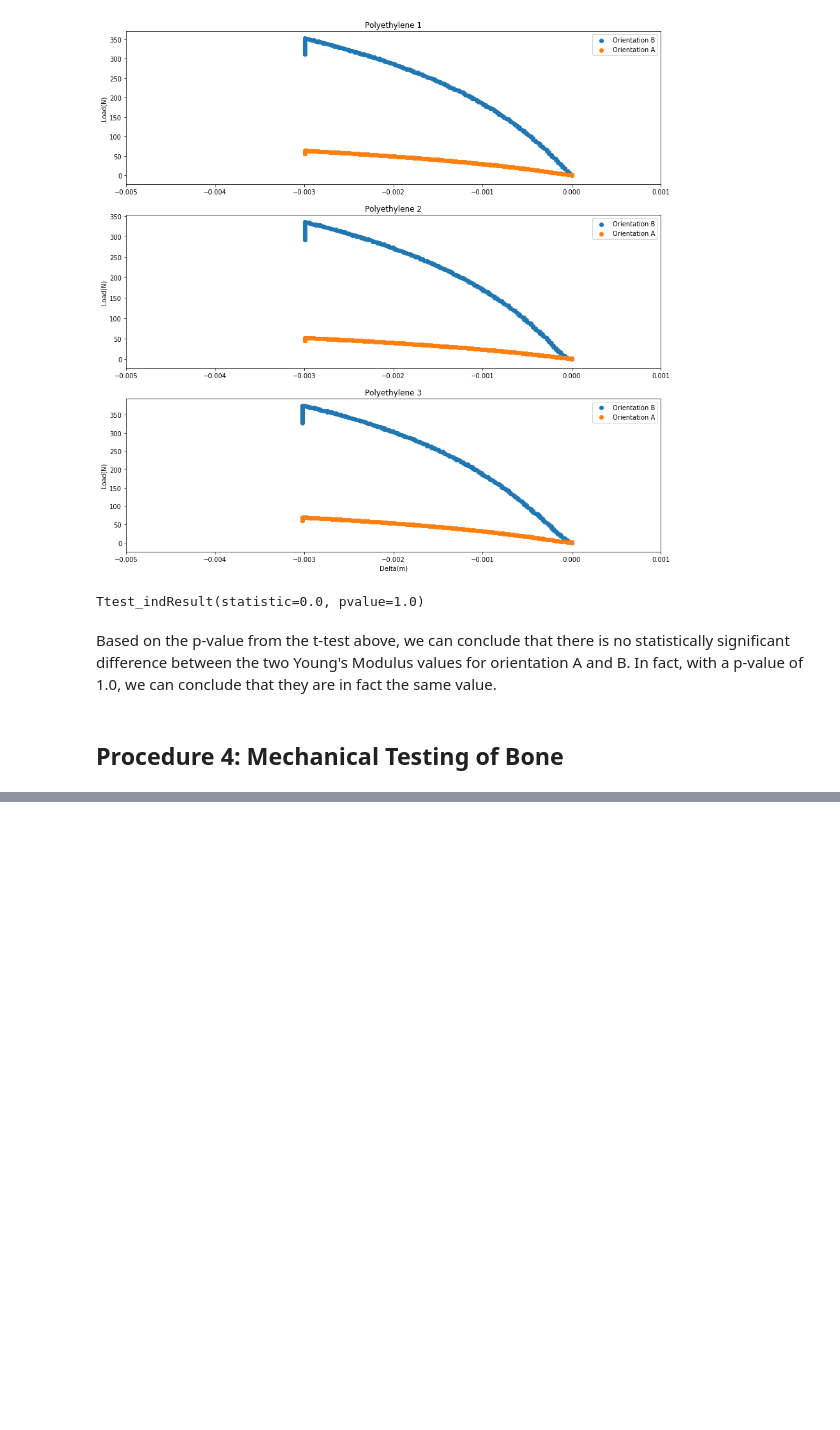
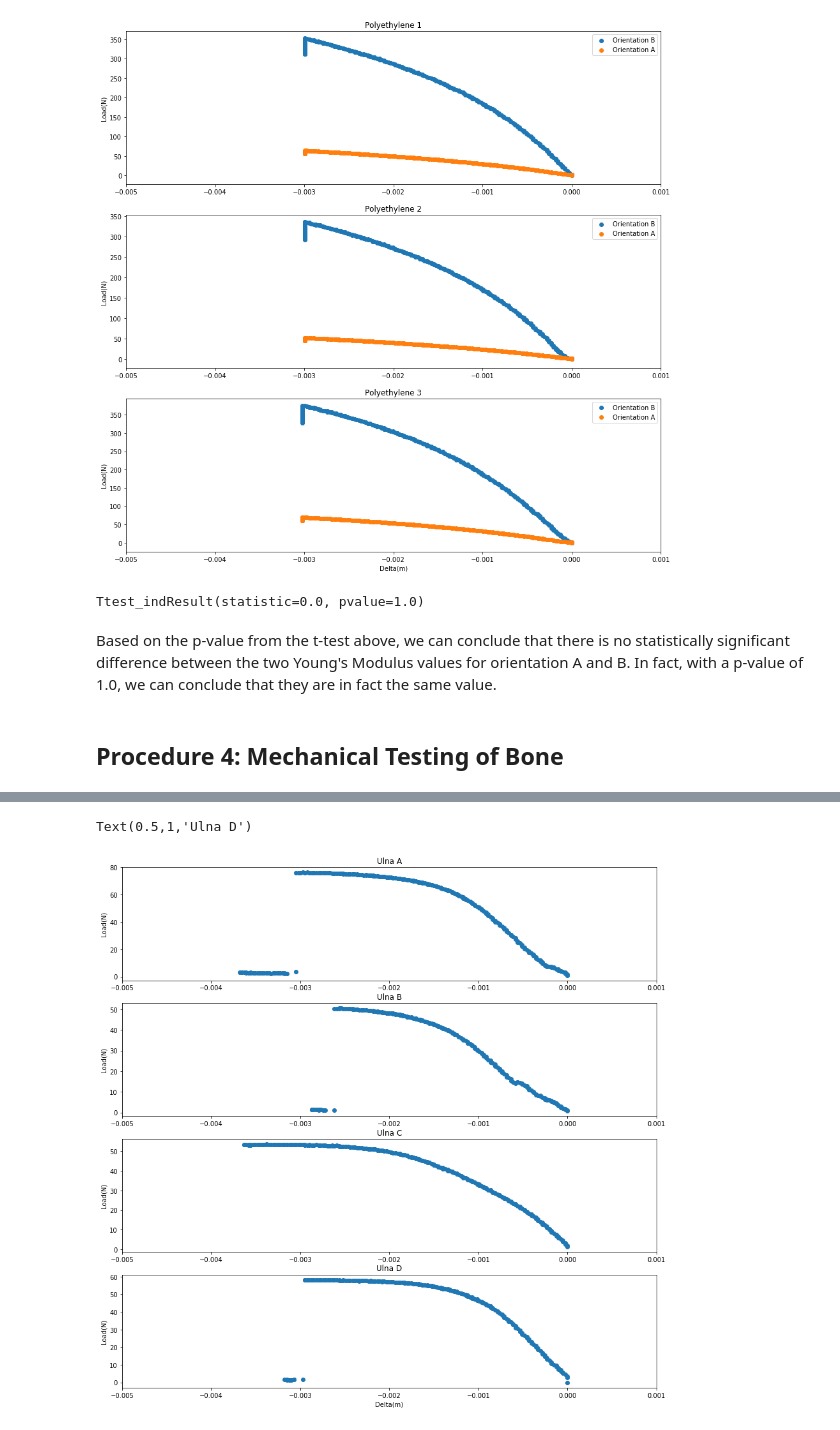
Before and after one commit to adithyas98/BiomechancialTesting, a Jupyter notebook: Biomechanical Testing Data Analysis.ipynb, the cells around one changed output, grey strips where cells are left out. Drawn from its saved outputs; the diff is of its cells as text; code cells hidden in the pictures; blank space fills up the shorter version.

```diff
--- a/Biomechanical Testing Data Analysis.ipynb
+++ b/Biomechanical Testing Data Analysis.ipynb
@@ -365,0 +434,34 @@ Based on the p-value from the t-test above, we can conclude that there is no sta
+# %%
+#Plot the data to find the cutoff points
+plt.figure(figsize=(15,15))
+plt.subplot(4,1,1)
+x,y=procedure4R[0].getDeltaLoad()
+plt.scatter(x,y)
+plt.xlim(-0.005,0.001)
+plt.ylabel("Load(N)")
+plt.title("Ulna A")
+
+plt.subplot(4,1,2)
+x,y=procedure4R[1].getDeltaLoad()
+plt.scatter(x,y)
+plt.xlim(-0.005,0.001)
+plt.ylabel("Load(N)")
+plt.title("Ulna B")
+
+plt.subplot(4,1,3)
+x,y=procedure4R[2].getDeltaLoad()
+plt.scatter(x,y)
+plt.xlim(-0.005,0.001)
+plt.ylabel("Load(N)")
+plt.title("Ulna C")
+
+plt.subplot(4,1,4)
+x,y=procedure4R[3].getDeltaLoad()
+plt.scatter(x,y)
+plt.xlim(-0.005,0.001)
+plt.ylabel("Load(N)")
+plt.xlabel("Delta(m)")
+plt.title("Ulna D")
+# %% [output]
+Text(0.5,1,'Ulna D')
+[figure, added]
```
Also changed, not shown: parts of 9 cells of this notebook, 9 other files.
